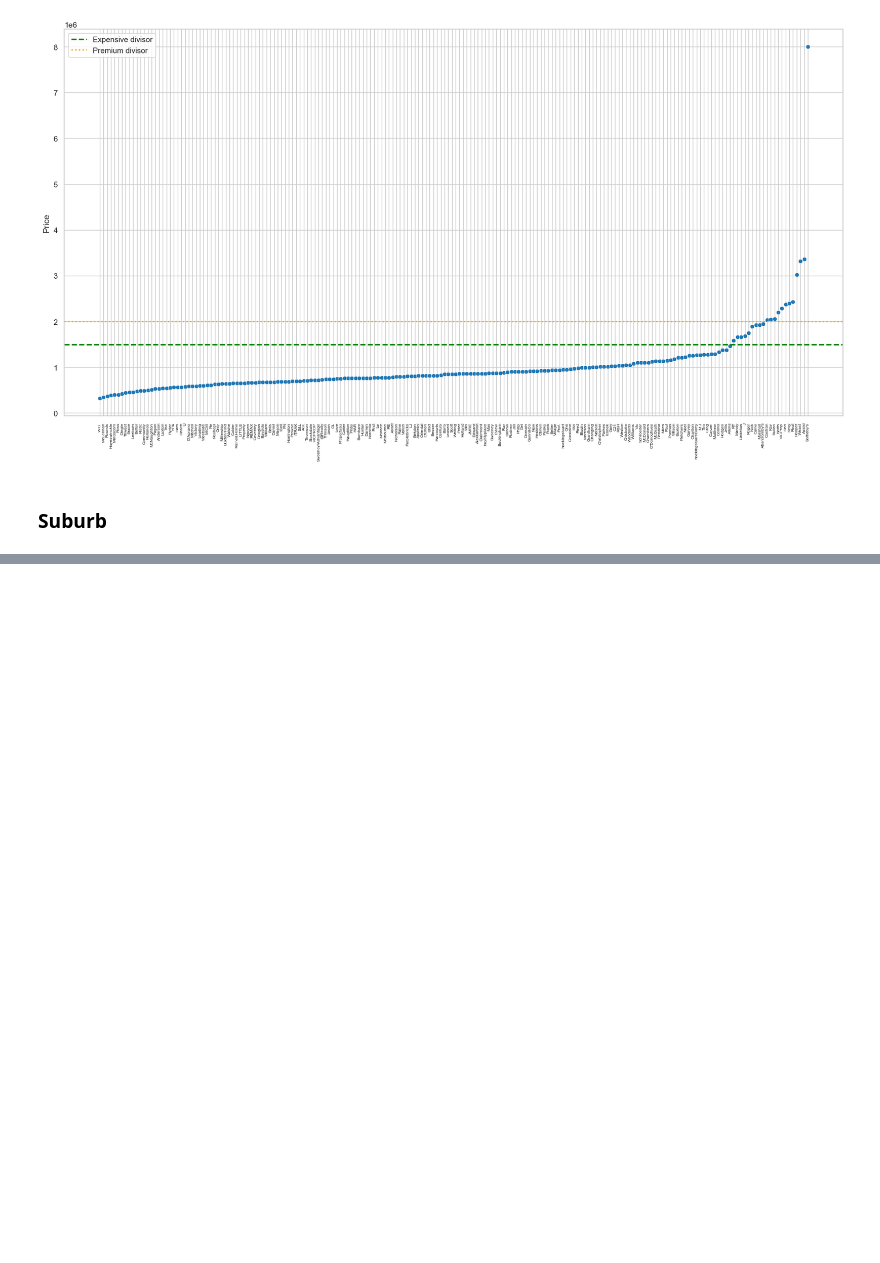
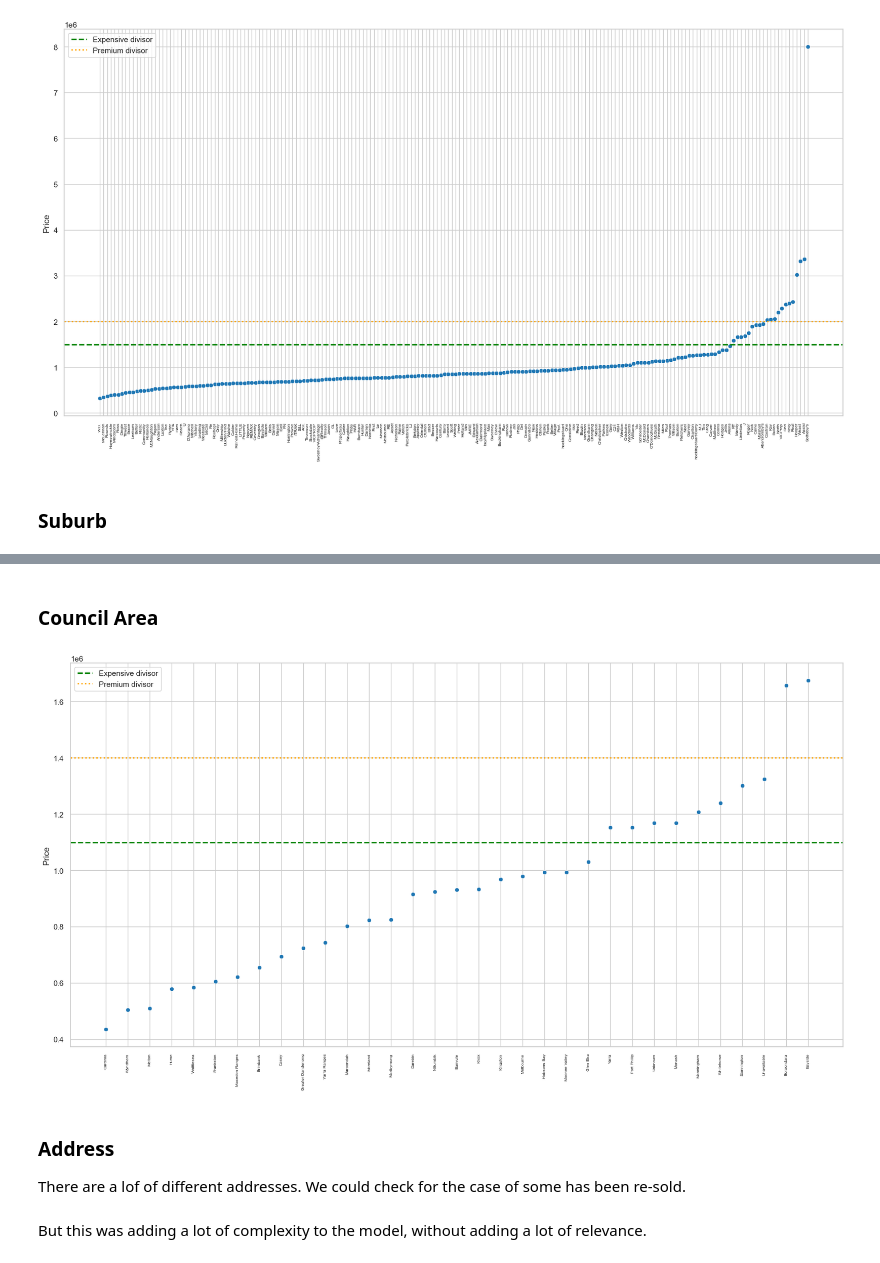
Before and after one commit to nil-andreu/machine-learning-posgrade, a Jupyter notebook: Project 2: Housing Price Prediction/House Pred.ipynb, the cells around one changed output, grey strips where cells are left out. Cells and saved outputs as stored; diff of their text form; code cells hidden in the pictures; blank space fills up the shorter version.

Commit message:
[NEW] Address

```diff
--- a/Project 2: Housing Price Prediction/House Pred.ipynb
+++ b/Project 2: Housing Price Prediction/House Pred.ipynb
@@ -940,0 +948,43 @@ suburb_pricing, _ = plot_distribution_grouped_field(
+# %%
+train_set_processed = classify_category(
+    df=train_set_processed,
+    group_pricing=suburb_pricing,
+    input_column_name='Suburb',
+    output_column_name='suburb_class',
+    premium_threshold=1.9e6,
+    expensive_threshold=1.5e6,
+)
+
+valid_set_processed = classify_category(
+    df=valid_set_processed,
+    group_pricing=suburb_pricing,
+    input_column_name='Suburb',
+    output_column_name='suburb_class',
+    premium_threshold=1.9e6,
+    expensive_threshold=1.5e6,
+)
+
+test_set_processed = classify_category(
+    df=test_set_processed,
+    group_pricing=suburb_pricing,
+    input_column_name='Suburb',
+    output_column_name='suburb_class',
+    premium_threshold=1.9e6,
+    expensive_threshold=1.5e6,
+)
+# %%
+# And remove the SellerG that will no longer be used
+train_set_processed.drop(['Suburb'], axis=1, inplace=True)
+valid_set_processed.drop(['Suburb'], axis=1, inplace=True)
+test_set_processed.drop(['Suburb'], axis=1, inplace=True)
+# %% [markdown]
+### Council Area
+# %%
+council_pricing, _ = plot_distribution_grouped_field(
+    train_set_processed,
+    'CouncilArea',
+    expensive_divisor=1.1e6,
+    premium_divisor=1.4e6
+)
+# %% [output]
+[figure, added]
@@ -940,0 +1022,5 @@ suburb_pricing, _ = plot_distribution_grouped_field(
+# %% [markdown]
+### Address
+
+There are a lof of different addresses.
+We could check for the case of some has been re-sold.
@@ -940,0 +1073,2 @@ suburb_pricing, _ = plot_distribution_grouped_field(
+# %% [markdown]
+But this was adding a lot of complexity to the model, without adding a lot of relevance.
```
Also changed, not shown: parts of 8 cells of this notebook.
